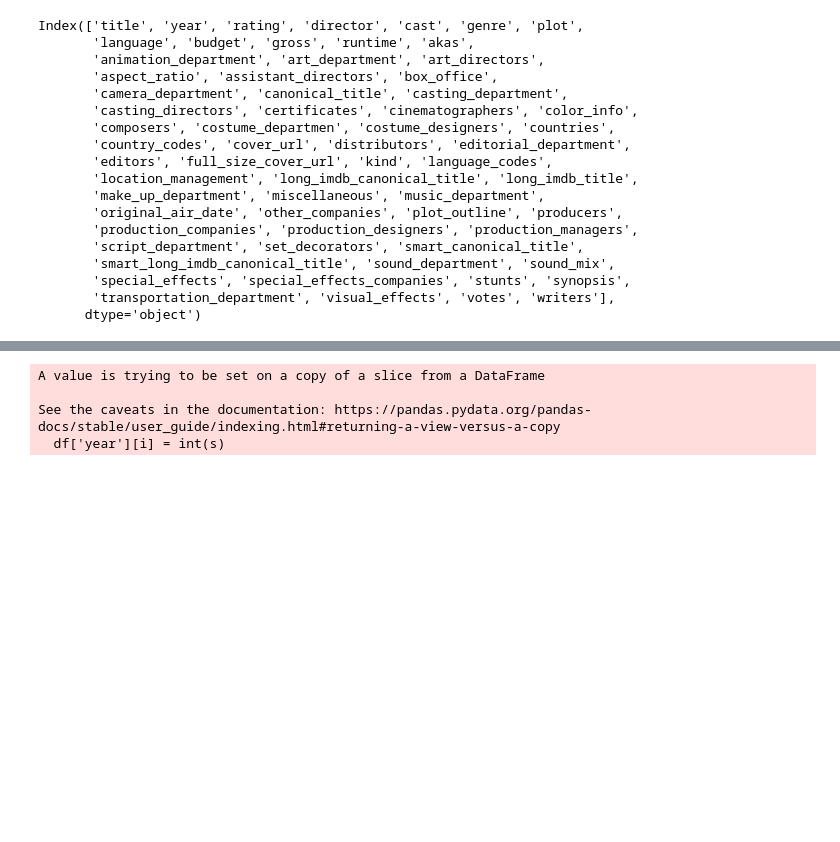
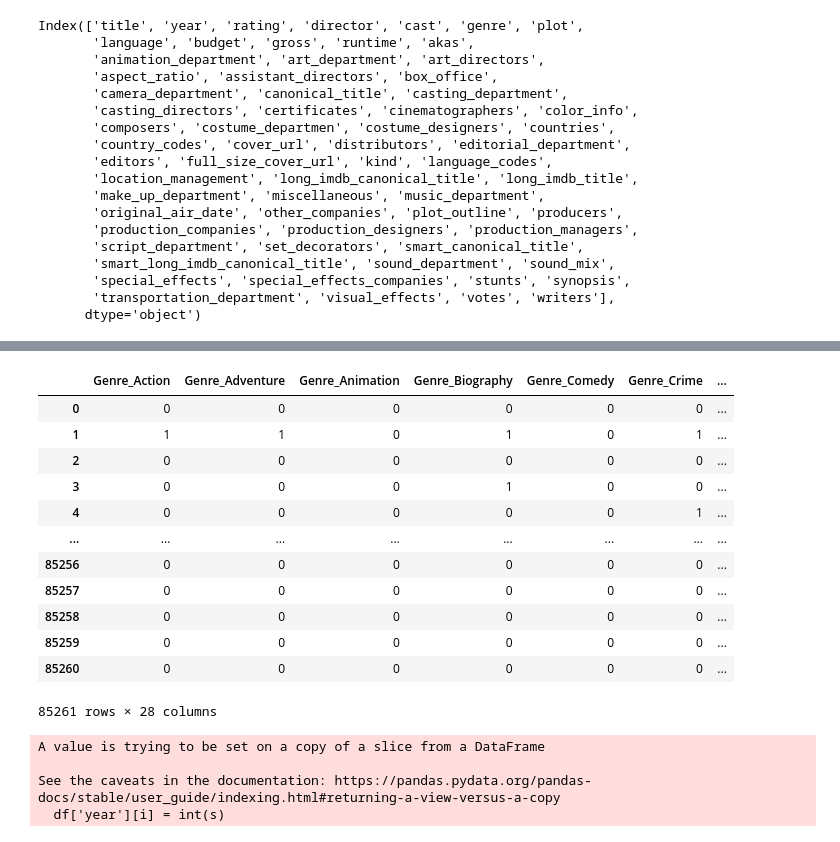
Before and after one commit to DDogeeee/movie_score_imdb, a Jupyter notebook: clean.ipynb, the cells around one changed output, grey strips where cells are left out. Saved outputs shown, nothing was run; the diff lists cells and outputs as text; code cells hidden in the pictures; blank space fills up the shorter version.

```diff
--- a/clean.ipynb
+++ b/clean.ipynb
@@ -105,3 +124,20 @@ def get_runtime(s):
+# %%
+y = pd.get_dummies(df.genre.apply(pd.Series).stack(),  prefix = 'Genre' ).sum(level=0)
+y
+# %% [output]
+|  | Genre_Action | Genre_Adventure | Genre_Animation | Genre_Biography | Genre_Comedy | Genre_Crime | ... |
+| 0 | 0 | 0 | 0 | 0 | 0 | 0 | ... |
+| 1 | 1 | 1 | 0 | 1 | 0 | 1 | ... |
+| 2 | 0 | 0 | 0 | 0 | 0 | 0 | ... |
+| 3 | 0 | 0 | 0 | 1 | 0 | 0 | ... |
+| 4 | 0 | 0 | 0 | 0 | 0 | 1 | ... |
+| ... | ... | ... | ... | ... | ... | ... | ... |
+| 85256 | 0 | 0 | 0 | 0 | 0 | 0 | ... |
+| 85257 | 0 | 0 | 0 | 0 | 0 | 0 | ... |
+| 85258 | 0 | 0 | 0 | 0 | 0 | 0 | ... |
+| 85259 | 0 | 0 | 0 | 0 | 0 | 0 | ... |
+| 85260 | 0 | 0 | 0 | 0 | 0 | 0 | ... |
+85261 rows × 28 columns
 # %%
 director_name_list = []
 director_id_list = []
```
Also changed, not shown: parts of 7 cells of this notebook.
